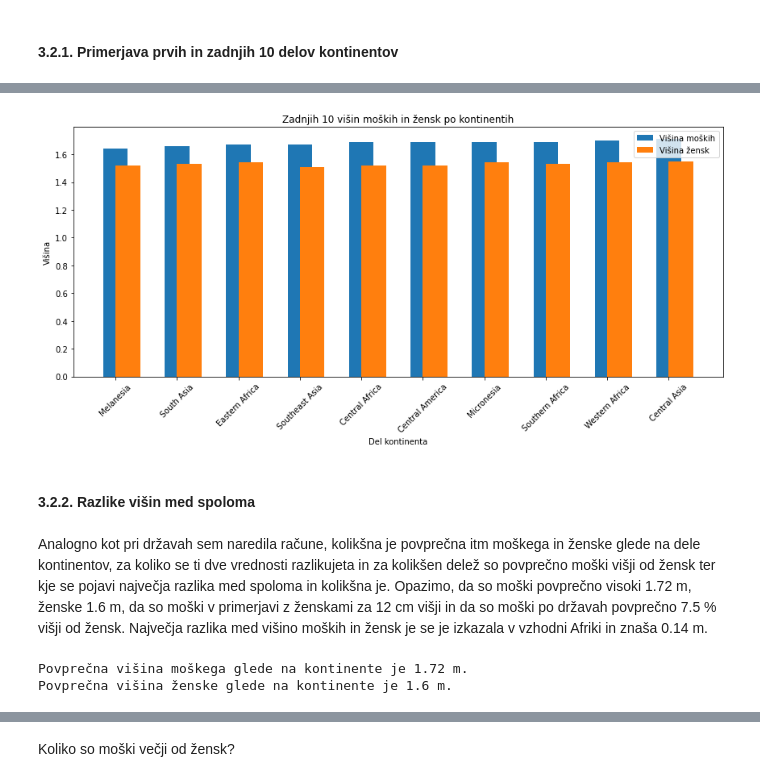
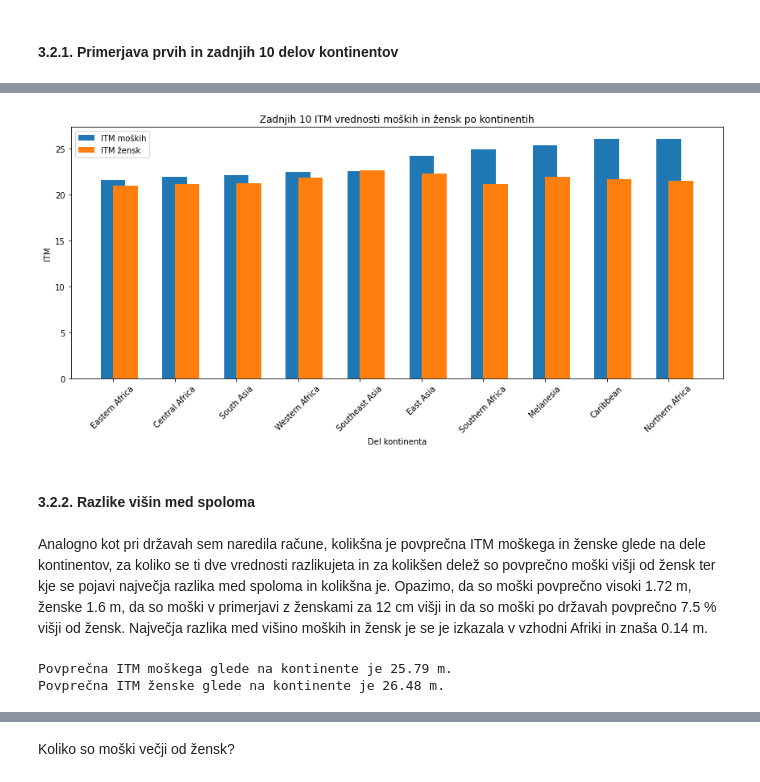
Before and after one commit to AmandaBabic/ProjektnaNaloga, a Jupyter notebook: AnaliziranjePodatkov_ITM.ipynb, the cells around one changed output, grey strips where cells are left out. Cells and saved outputs as stored; diff of their text form; code cells hidden in the pictures.

```diff
--- a/AnaliziranjePodatkov_ITM.ipynb
+++ b/AnaliziranjePodatkov_ITM.ipynb
@@ -304,5 +304,5 @@ Name: itm moških, Length: 22, dtype: float64
 # %%
-urejena_podtabela2.sort_values(by="itm žensk", ascending = False, inplace = True)
+urejena_podtabela2.sort_values(by="ITM žensk", ascending = False, inplace = True)
 print(urejena_podtabela2.head(5))
-urejena_podtabela2["itm žensk"]
+urejena_podtabela2["ITM žensk"]
 # %% [output]
@@ -334,5 +334,5 @@ Name: itm žensk, Length: 22, dtype: float64
 # %%
-urejena_podtabela2.sort_values(by="itm moških", ascending = True, inplace = True)
+urejena_podtabela2.sort_values(by="ITM moških", ascending = True, inplace = True)
 print(urejena_podtabela2.head(5))
-urejena_podtabela2["itm moških"]
+urejena_podtabela2["ITM moških"]
 # %% [output]
@@ -364,5 +364,5 @@ Name: itm moških, Length: 22, dtype: float64
 # %%
-urejena_podtabela2.sort_values(by="itm žensk", ascending = True, inplace = True)
+urejena_podtabela2.sort_values(by="ITM žensk", ascending = True, inplace = True)
 print(urejena_podtabela2.head(5))
-urejena_podtabela2["itm žensk"]
+urejena_podtabela2["ITM žensk"]
 # %% [output]
@@ -457,15 +457,15 @@ plt.show()
 # %% [output]
 [figure]
 # %%
-bottom_10_male_itms = countries.groupby('ime države')['itm moških'].mean().nsmallest(10)
-female_itms = countries.groupby('ime države')['itm žensk'].mean()
+bottom_10_male_ITMs = countries.groupby('ime države')['ITM moških'].mean().nsmallest(10)
+female_ITMs = countries.groupby('ime države')['ITM žensk'].mean()
 
-female_itms_sorted = female_itms[bottom_10_male_itms.index]
+female_ITMs_sorted = female_ITMs[bottom_10_male_ITMs.index]
 
 plt.figure(figsize=(12, 6))
 
-plt.bar(bottom_10_male_itms.index, bottom_10_male_itms, width=0.4, label='ITM moških')
-plt.bar(bottom_10_male_itms.index, female_itms_sorted, width=0.4, align='edge', label='Višina žensk')
+plt.bar(bottom_10_male_ITMs.index, bottom_10_male_ITMs, width=0.4, label='ITM moških')
+plt.bar(bottom_10_male_ITMs.index, female_ITMs_sorted, width=0.4, align='edge', label='Višina žensk')
 
 plt.xlabel('Ime države')
 plt.ylabel('Višina')
@@ -665,33 +669,33 @@ KeyError: 'Column not found: itm moških'
 # %%
-bottom_10_male_itms_continents = continents.groupby('del kontinenta')['itm moških'].mean().nsmallest(10)
-female_itms_continents = continents.groupby('del kontinenta')['itm žensk'].mean()
+bottom_10_male_ITMs_continents = urejena_podtabela2.groupby('del kontinenta')['ITM moških'].mean().nsmallest(10)
+female_ITMs_continents = urejena_podtabela2.groupby('del kontinenta')['ITM žensk'].mean()
 
-female_itms_sorted_continents = female_itms[bottom_10_male_itms.index]
+female_ITMs_sorted_continents = female_ITMs[bottom_10_male_ITMs.index]
 
 plt.figure(figsize=(12, 6))
 
-plt.bar(bottom_10_male_itms_continents.index, bottom_10_male_itms_continents, width=0.4, label='Višina moških')
-plt.bar(bottom_10_male_itms_continents.index, female_itms_sorted_continents, width=0.4, align='edge', label='Višina žensk')
+plt.bar(bottom_10_male_ITMs_continents.index, bottom_10_male_ITMs_continents, width=0.4, label='ITM moških')
+plt.bar(bottom_10_male_ITMs_continents.index, female_ITMs_sorted_continents, width=0.4, align='edge', label='ITM žensk')
 
 plt.xlabel('Del kontinenta')
-plt.ylabel('Višina')
-plt.title('Zadnjih 10 višin moških in žensk po kontinentih')
+plt.ylabel('ITM')
+plt.title('Zadnjih 10 ITM vrednosti moških in žensk po kontinentih')
 plt.xticks(rotation=45)
 plt.legend()
 plt.tight_layout()
 plt.show()
 # %% [output]
-[figure, old version]
+[figure, new version]
 # %% [markdown]
 #### 3.2.2. Razlike višin med spoloma
 # %% [markdown]
-Analogno kot pri državah sem naredila račune, kolikšna je povprečna itm moškega in ženske glede na dele kontinentov, za koliko se ti dve vrednosti razlikujeta in za kolikšen delež so povprečno moški višji od žensk ter kje se pojavi največja razlika med spoloma in kolikšna je. Opazimo, da so moški povprečno visoki 1.72 m, ženske 1.6 m, da so moški v primerjavi z ženskami za 12 cm višji in da so moški po državah povprečno 7.5 % višji od žensk. Največja razlika med višino moških in žensk je se je izkazala v vzhodni Afriki in znaša 0.14 m.
+Analogno kot pri državah sem naredila račune, kolikšna je povprečna ITM moškega in ženske glede na dele kontinentov, za koliko se ti dve vrednosti razlikujeta in za kolikšen delež so povprečno moški višji od žensk ter kje se pojavi največja razlika med spoloma in kolikšna je. Opazimo, da so moški povprečno visoki 1.72 m, ženske 1.6 m, da so moški v primerjavi z ženskami za 12 cm višji in da so moški po državah povprečno 7.5 % višji od žensk. Največja razlika med višino moških in žensk je se je izkazala v vzhodni Afriki in znaša 0.14 m.
 # %%
-average_world_male_itm_c = round(np.mean(podtabela2["itm moških"]), 2)
-average_world_female_itm_c = round(np.mean(podtabela2["itm žensk"]), 2)
+average_world_male_ITM_c = round(np.mean(podtabela2["ITM moških"]), 2)
+average_world_female_ITM_c = round(np.mean(podtabela2["ITM žensk"]), 2)
 
-print("Povprečna itm moškega glede na kontinente je", average_world_male_itm_c, "m.")
-print("Povprečna itm ženske glede na kontinente je", average_world_female_itm_c, "m.")
+print("Povprečna ITM moškega glede na kontinente je", average_world_male_ITM_c, "m.")
+print("Povprečna ITM ženske glede na kontinente je", average_world_female_ITM_c, "m.")
 # %% [output]
-Povprečna višina moškega glede na kontinente je 1.72 m.
-Povprečna višina ženske glede na kontinente je 1.6 m.
+Povprečna ITM moškega glede na kontinente je 25.79 m.
+Povprečna ITM ženske glede na kontinente je 26.48 m.
```
Also changed, not shown: parts of 42 cells of this notebook, 6 other files.
